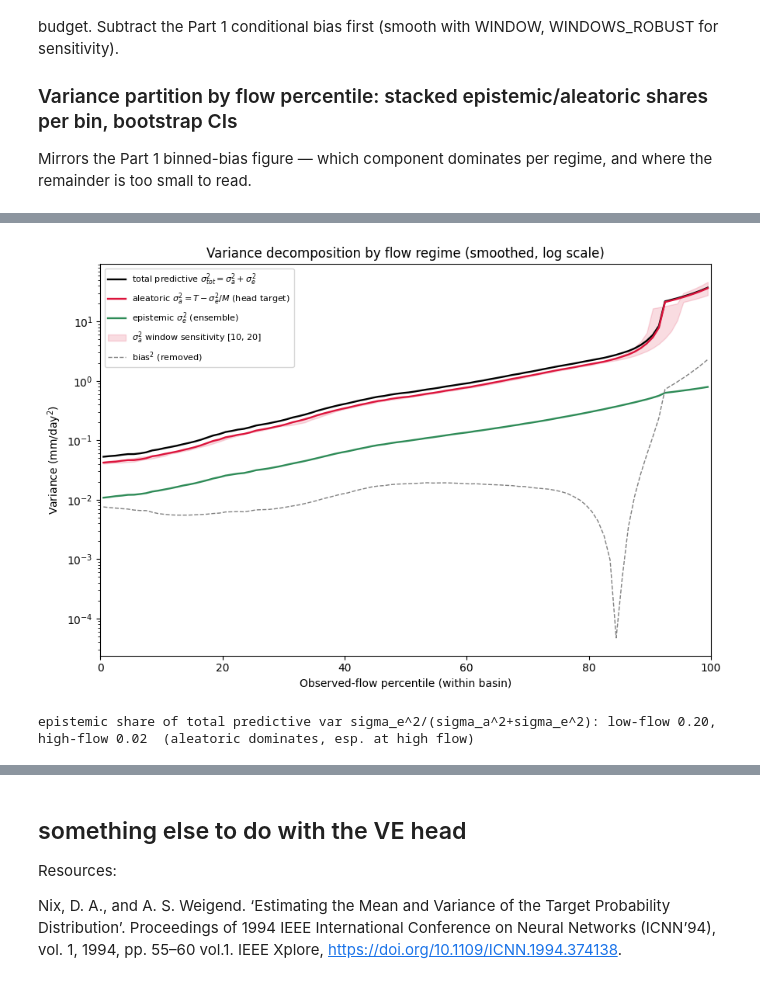
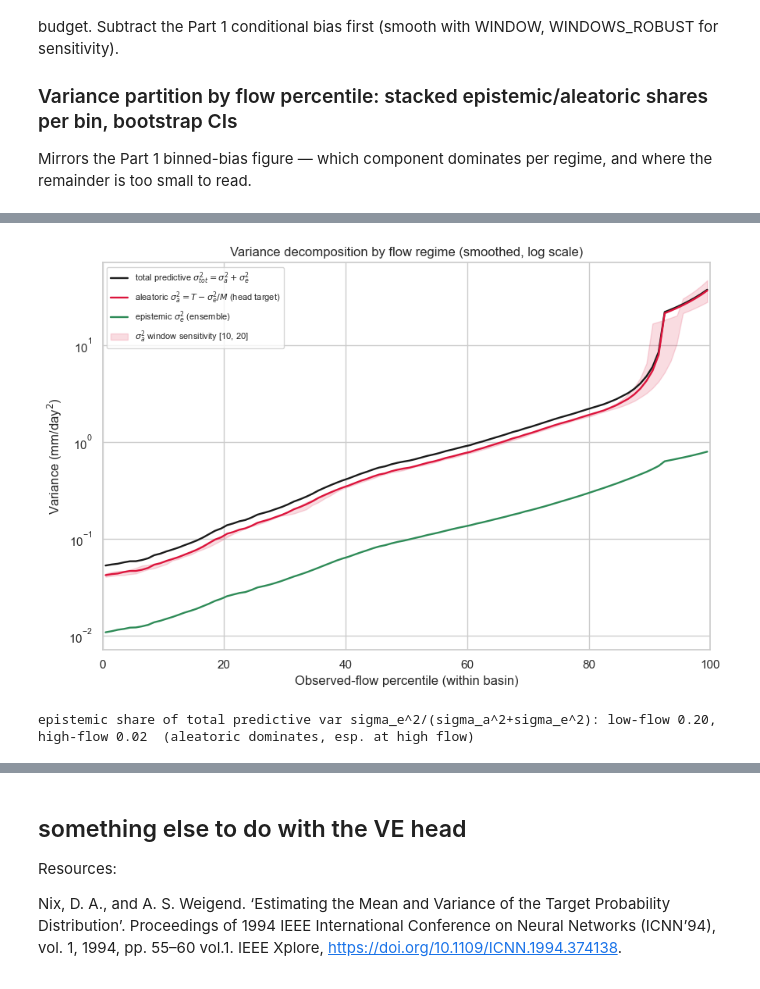
Before and after one commit to TWilson05/EA-LSTM-Streamflow, a Jupyter notebook: notebooks/EXP5_MVE_Analysis.ipynb, the cells around one changed output, grey strips where cells are left out. Cells and saved outputs as stored; diff of their text form; code cells hidden in the pictures.

Commit message:
Fixed gitignore for npy, fixed variance artifact in EXP5 cell 18, uncommented stuff in job.sh

```diff
--- a/notebooks/EXP5_MVE_Analysis.ipynb
+++ b/notebooks/EXP5_MVE_Analysis.ipynb
@@ -689,36 +689,37 @@ FB = 100
 bb = np.clip((pp_flat[v2] * FB).astype(int), 0, FB - 1)
 ctrf = (np.arange(FB) + 0.5) / FB * 100
 msr  = np.array([r2_flat[v2][bb == k].mean()  for k in range(FB)])
 bias = np.array([r_flat[v2][bb == k].mean()   for k in range(FB)])
 epb  = np.array([epi_flat[v2][bb == k].mean() for k in range(FB)])
 
 smooth = lambda a, w: pd.Series(a).rolling(w, center=True, min_periods=1).mean().values
 T = smooth(msr, WINDOW) - smooth(bias, WINDOW) ** 2        # residual var about mean = sigma_a^2 + sigma_e^2/M
 E = smooth(epb, WINDOW)                                    # epistemic sigma_e^2
 A = np.clip(T - E / M, 0, None)                            # aleatoric remainder (head target)
 V = A + E                                                  # total predictive variance (full epistemic restored)
-b2 = smooth(bias, WINDOW) ** 2                             # squared bias (removed; shown for ref)
+# bias^2 is subtracted into T but intentionally NOT plotted: on a log axis it dives toward
+# -inf where the signed bias crosses zero (~83rd pct), a scale artifact, not a variance
+# feature. The bias structure and its zero-crossing are in Cell 7 (signed mean residual).
 A_rob = [np.clip((smooth(msr, w) - smooth(bias, w) ** 2) - smooth(epb, w) / M, 0, None)
          for w in WINDOWS_ROBUST]                          # remainder sensitivity to smoothing
 
 fig, ax = plt.subplots(figsize=(9, 6))
 ax.plot(ctrf, V, color='k', lw=1.7, label='total predictive $\\sigma^2_{tot}=\\sigma_a^2+\\sigma_e^2$')
 ax.plot(ctrf, A, color='crimson', lw=1.7, label='aleatoric $\\sigma_a^2=T-\\sigma_e^2/M$ (head target)')
 ax.plot(ctrf, E, color='seagreen', lw=1.7, label='epistemic $\\sigma_e^2$ (ensemble)')
 ax.fill_between(ctrf, np.min(A_rob, 0), np.max(A_rob, 0), color='crimson', alpha=0.15,
                 label=f'$\\sigma_a^2$ window sensitivity {WINDOWS_ROBUST}')
-ax.plot(ctrf, b2, color='grey', lw=1.0, ls='--', label='bias$^2$ (removed)')
 ax.set(xlabel='Observed-flow percentile (within basin)', ylabel='Variance (mm/day$^2$)',
        yscale='log', xlim=(0, 100),
        title='Variance decomposition by flow regime (smoothed, log scale)')
 ax.legend(fontsize=8, loc='upper left')
 plt.tight_layout()
 plt.show()
 print(f'epistemic share of total predictive var sigma_e^2/(sigma_a^2+sigma_e^2): '
       f'low-flow {E[0] / V[0]:.2f}, high-flow {E[-1] / V[-1]:.2f}  '
       f'(aleatoric dominates, esp. at high flow)')
 # %% [output]
-[figure, old version]
+[figure, new version]
 epistemic share of total predictive var sigma_e^2/(sigma_a^2+sigma_e^2): low-flow 0.20, high-flow 0.02  (aleatoric dominates, esp. at high flow)
 # %%
 # Cell 19: Variance partition by flow percentile — aleatoric vs epistemic shares, bootstrap CIs
```
Also changed, not shown: parts of 11 cells of this notebook, 2 other files.
